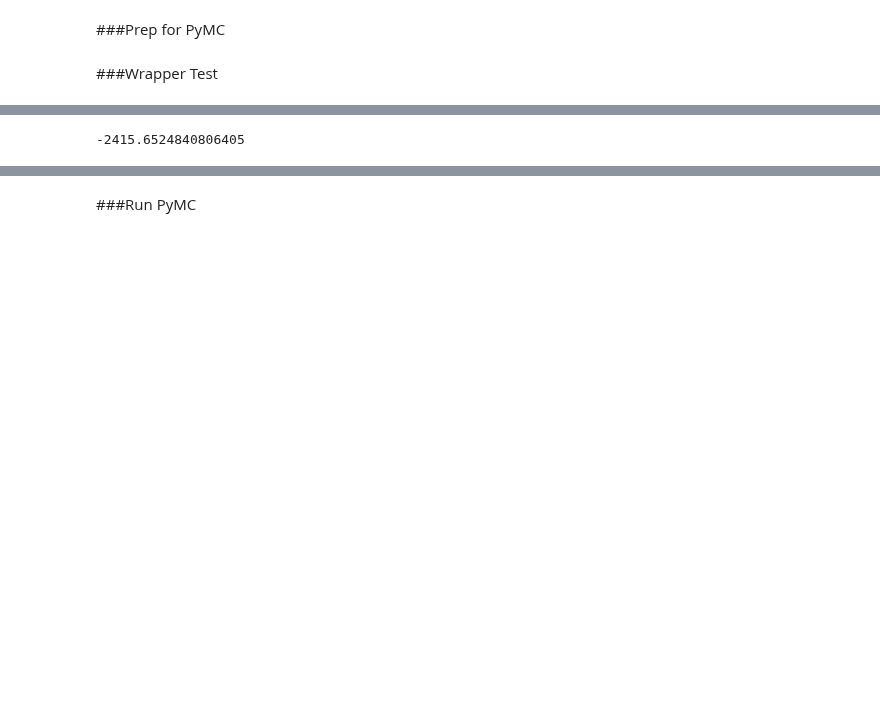
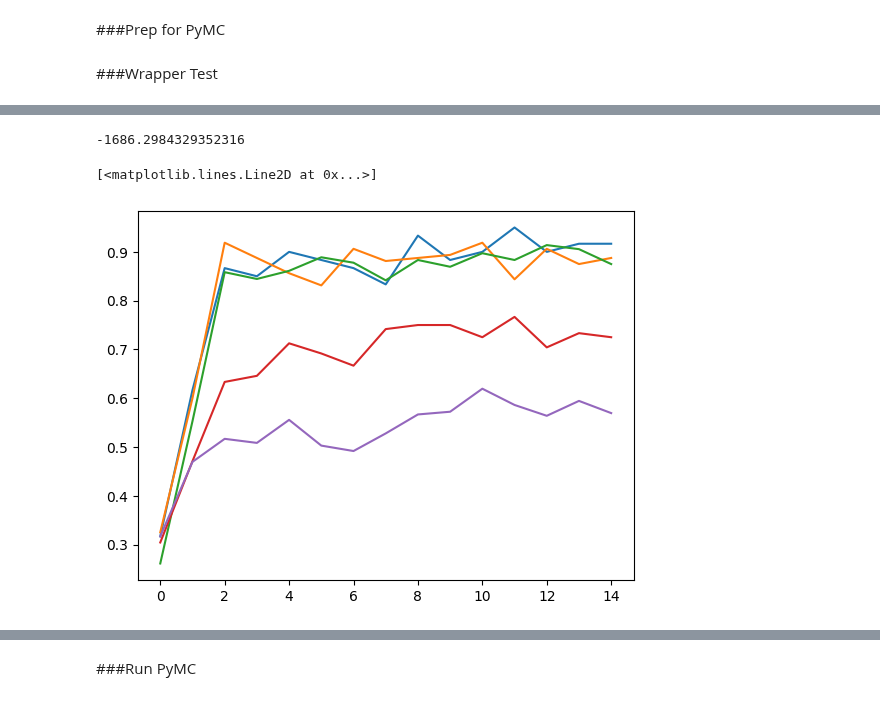
Before and after one commit to TheLemonPig/RL-SSM, a Jupyter notebook: rlwm_testing.ipynb, the cells around one changed output, grey strips where cells are left out. Cells and saved outputs as stored; diff of their text form; code cells hidden in the pictures; blank space fills up the shorter version.

```diff
--- a/rlwm_testing.ipynb
+++ b/rlwm_testing.ipynb
@@ -893,9 +945,19 @@ my_rlwm_hdll_func(pA_, pB_, pC_, pE_, pG_, pP_, pR_, choices_, rewards_, set_siz
 # %%
 ll = 0
 for subj_idx in df['subj_idx'].unique():
-  ll += RLWM_LL((pA_[0], pP_[0], pR_[0], pG_[0], pE_[0]), df.loc[df['subj_idx']==subj_idx], 3, pC_[0], pB_[0])
+  ll += RLWM_LL((pA_[0], pP_[0], pR_[0], pG_[0], pE_[0]), df.loc[df['subj_idx']==subj_idx], 3, 3, pB_[0])
 # ll, Qs = RLWM_LL((pA_[0], pP_[0], pR_[0], pG_[0], pE_[0]), df, 3, pC_[0], pB_[0])
 ll
 # %% [output]
--2415.6524840806405
+-1686.2984329352316
+# %%
+z = PR_data.groupby(['stim_ctr', 'set_size']).mean().reset_index()
+plt.plot(z[z['set_size'] == 1]['corr'].values)
+plt.plot(z[z['set_size'] == 2]['corr'].values)
+plt.plot(z[z['set_size'] == 3]['corr'].values)
+plt.plot(z[z['set_size'] == 4]['corr'].values)
+plt.plot(z[z['set_size'] == 6]['corr'].values)
+# %% [output]
+[<matplotlib.lines.Line2D at 0x...>]
+[figure, added]
 # %%
```
Also changed, not shown: parts of 21 cells of this notebook.
